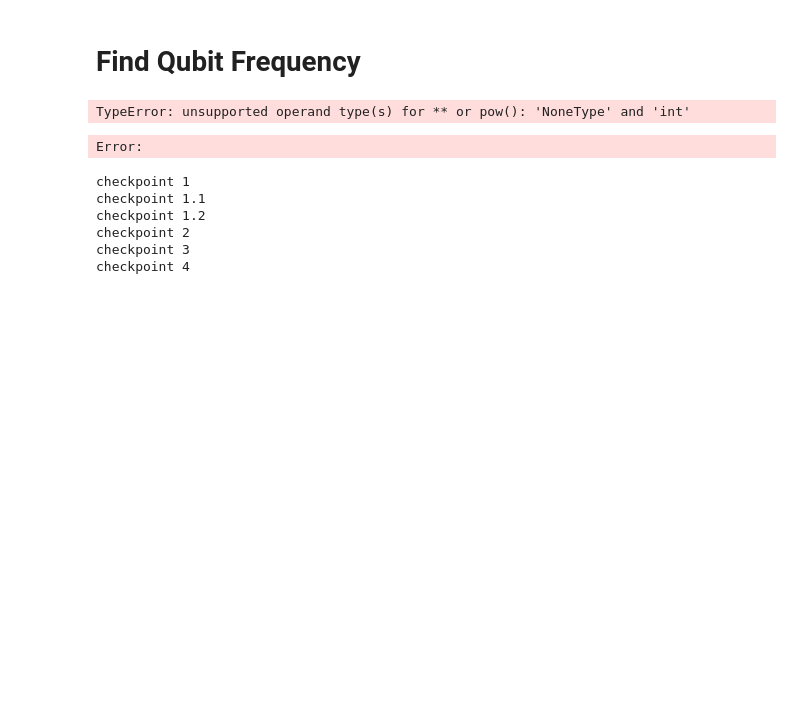
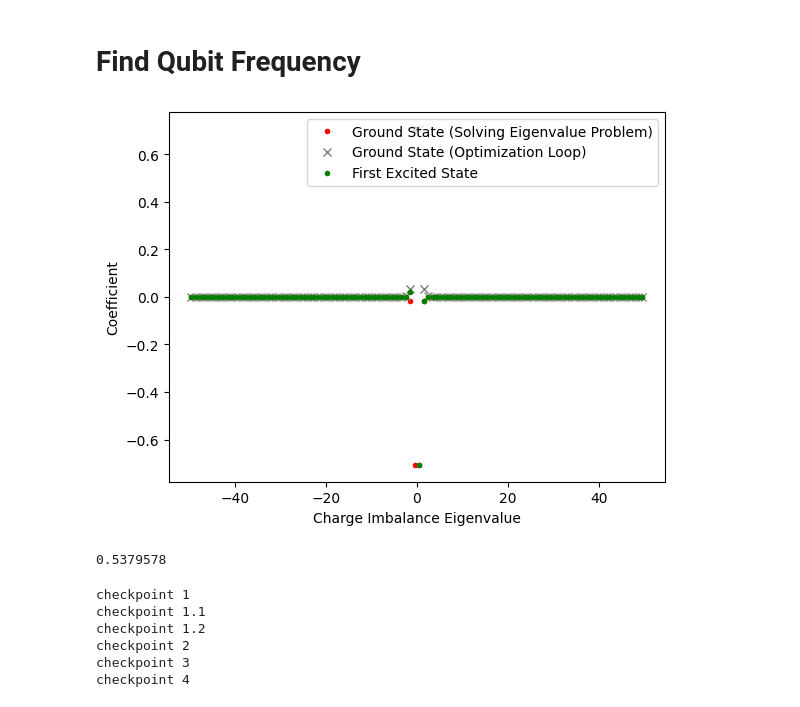
Before and after one commit to vcaipu/cqednumerics, a Jupyter notebook: 2D/postprocessing/Visualize.ipynb, the cells around one changed output. Saved outputs shown, nothing was run; the diff lists cells and outputs as text; code cells hidden in the pictures; blank space fills up the shorter version.

```diff
--- a/2D/postprocessing/Visualize.ipynb
+++ b/2D/postprocessing/Visualize.ipynb
@@ -121,36 +127,36 @@ def get_matrixel_and_qubit_freq(n,E_J,E_C,plot=False,coeffs=None):
     def cos_phi(n):
         return off_diag(n,1) / 2
 
     hamiltonian = E_C * Jz2(n) - E_J * cos_phi(n) # No need for e_0 term, since we are only interested in eigenvectors
 
     # Find Eigenvalues and Eigenvectors
     eigenvalues,eigenvectors = jnp.linalg.eigh(hamiltonian)
 
     # Plot the ground state, first eigenvector
     ground_state_coeffs = eigenvectors[:,0] / jnp.sqrt(jnp.sum(eigenvectors[:,0]**2))
     first_excited_coeffs = eigenvectors[:,1] / jnp.sqrt(jnp.sum(eigenvectors[:,1]**2))
 
     if plot:
         ground_state_coeffs_from_optimization = coeffs / jnp.sqrt(jnp.sum(coeffs**2))
         plt.plot(x,ground_state_coeffs,".",color="red",label="Ground State (Solving Eigenvalue Problem)")
         plt.plot(x,ground_state_coeffs_from_optimization,"x",color="grey",label="Ground State (Optimization Loop)")
         plt.plot(x,first_excited_coeffs,".",color="green",label="First Excited State")
         plt.xlabel("Charge Imbalance Eigenvalue")
         plt.ylabel("Coefficient")
         plt.legend()
         plt.show()
 
     # Get the frequency of the qubit
     sorted_eigenvalues = jnp.sort(eigenvalues)
     omega_q = sorted_eigenvalues[1] - sorted_eigenvalues[0]
 
     return jnp.sum(first_excited_coeffs * ground_state_coeffs * x), omega_q # x is the charge imbalance eigenvalue
 
-mat_el,E_q = get_matrixel_and_qubit_freq(n,EJ,EC,plot=True)
+mat_el,E_q = get_matrixel_and_qubit_freq(n,EJ,EC,plot=True,coeffs=coeffs)
 print(E_q)
 # %% [output]
+[figure, added]
-TypeError: unsupported operand type(s) for ** or pow(): 'NoneType' and 'int'
+0.5379578
-Error:
 # %%
 # Create the Hamiltonian Operator over Truncated Basis, to find eigenvectors for first excited state
 
```
Also changed, not shown: parts of 1 cell of this notebook, 4 other files.
